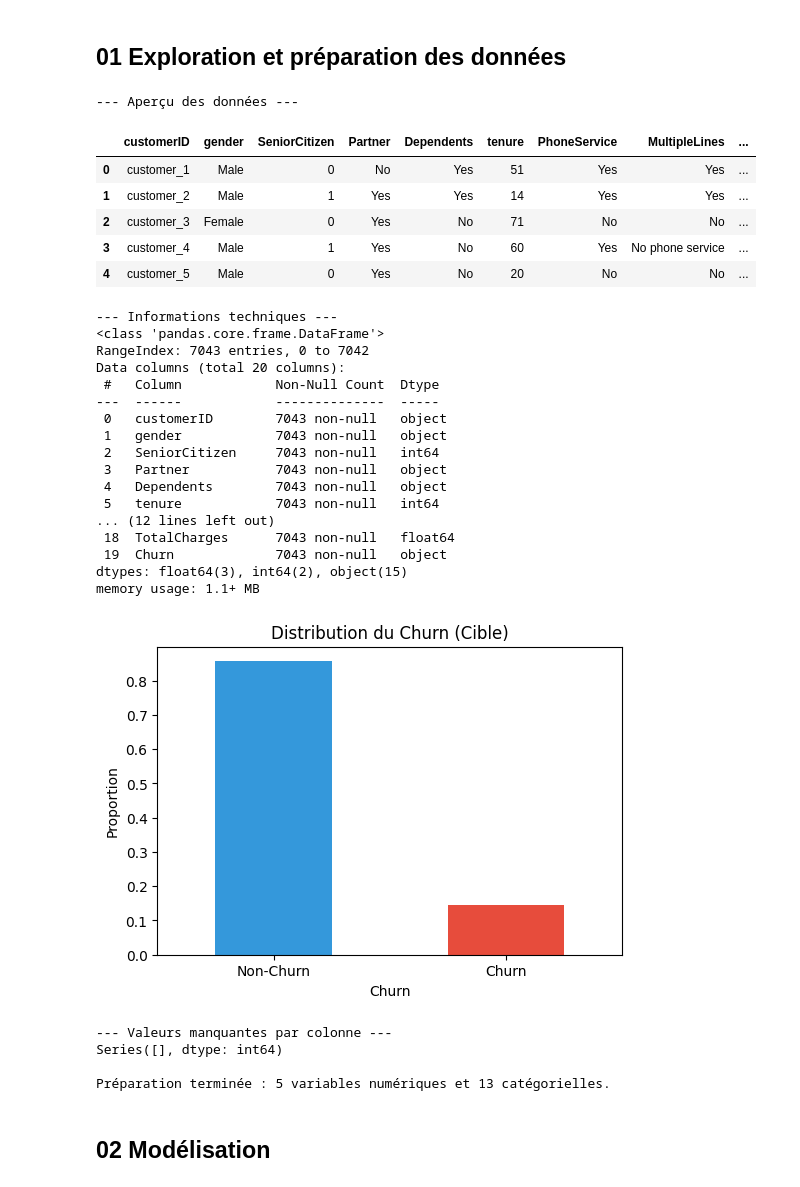
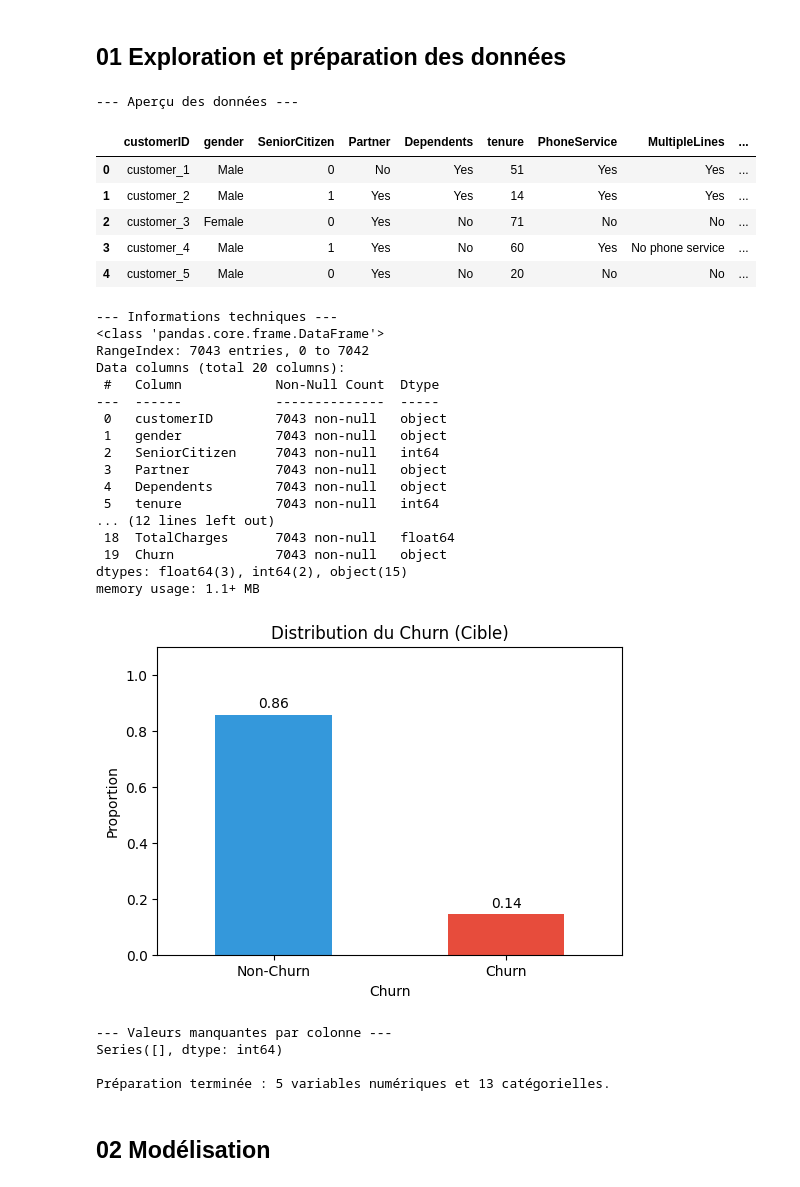
Before and after one commit to clementraczek/ECF3-CLEMENT-RACZEK, a Jupyter notebook: notebooks/sickit-learn.ipynb, the cells around one changed output. Saved outputs shown, nothing was run; the diff lists cells and outputs as text; code cells hidden in the pictures.

```diff
--- a/notebooks/sickit-learn.ipynb
+++ b/notebooks/sickit-learn.ipynb
@@ -22,12 +22,26 @@ print("\n--- Informations techniques ---")
 df_telecom.info()
 
 # --- 1.2 Analyse de la cible (Churn) ---
-# Visualisation de la répartition de la classe cible pour identifier un éventuel déséquilibre
+# Visualisation de la répartition de la classe cible
 plt.figure(figsize=(6, 4))
-df_telecom['Churn'].value_counts(normalize=True).plot(kind='bar', color=['#3498db', '#e74c3c'])
+
+# On récupère l'objet 'ax' pour pouvoir manipuler les étiquettes
+ax = df_telecom['Churn'].value_counts(normalize=True).plot(
+    kind='bar',
+    color=['#3498db', '#e74c3c']
+)
+
+# AJOUT DES VALEURS AU-DESSUS DES BARRES
+# On parcourt les conteneurs de barres pour afficher la proportion (ex: 0.73)
+ax.bar_label(ax.containers[0], fmt='%.2f', padding=3)
+
 plt.title('Distribution du Churn (Cible)')
 plt.ylabel('Proportion')
 plt.xticks(ticks=[0, 1], labels=['Non-Churn', 'Churn'], rotation=0)
+
+# On augmente légèrement la limite Y pour que le texte ne soit pas coupé
+plt.ylim(0, 1.1)
+
 plt.show()
 
 # --- 1.3 Traitement des valeurs manquantes ---
@@ -78,34 +92,34 @@ preprocessor = ColumnTransformer(
         ("cat", categorical_transformer, categorical_features)
     ]
 )
 
 print(f"\nPréparation terminée : {len(numeric_features)} variables numériques et {len(categorical_features)} catégorielles.")
 # %% [output]
 --- Aperçu des données ---
 |  | customerID | gender | SeniorCitizen | Partner | Dependents | tenure | PhoneService | MultipleLines | ... |
 | 0 | customer_1 | Male | 0 | No | Yes | 51 | Yes | Yes | ... |
 | 1 | customer_2 | Male | 1 | Yes | Yes | 14 | Yes | Yes | ... |
 | 2 | customer_3 | Female | 0 | Yes | No | 71 | No | No | ... |
 | 3 | customer_4 | Male | 1 | Yes | No | 60 | Yes | No phone service | ... |
 | 4 | customer_5 | Male | 0 | Yes | No | 20 | No | No | ... |
 --- Informations techniques ---
 <class 'pandas.core.frame.DataFrame'>
 RangeIndex: 7043 entries, 0 to 7042
 Data columns (total 20 columns):
  #   Column            Non-Null Count  Dtype
 ---  ------            --------------  -----
  0   customerID        7043 non-null   object
  1   gender            7043 non-null   object
  2   SeniorCitizen     7043 non-null   int64
  3   Partner           7043 non-null   object
  4   Dependents        7043 non-null   object
  5   tenure            7043 non-null   int64
 ... (12 lines left out)
  18  TotalCharges      7043 non-null   float64
  19  Churn             7043 non-null   object
 dtypes: float64(3), int64(2), object(15)
 memory usage: 1.1+ MB
-[figure, old version]
+[figure, new version]
 --- Valeurs manquantes par colonne ---
 Series([], dtype: int64)
 
```
Also changed, not shown: parts of 2 cells of this notebook, 4 other files.
